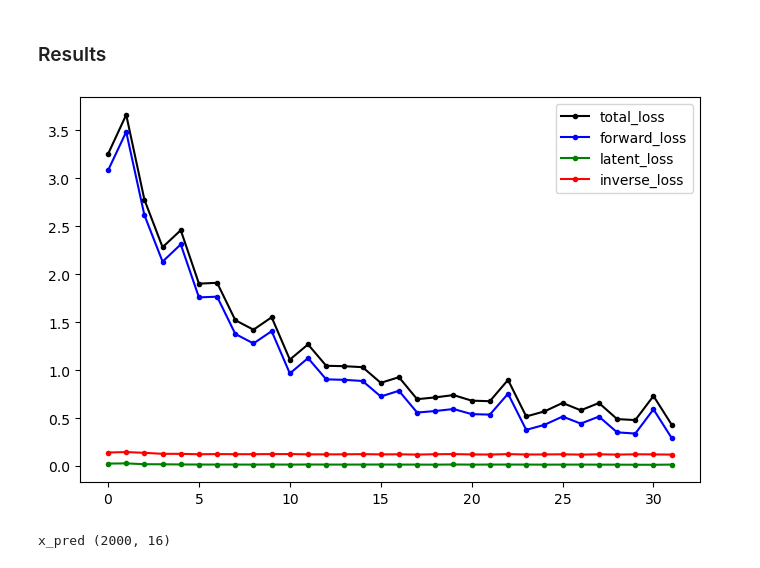
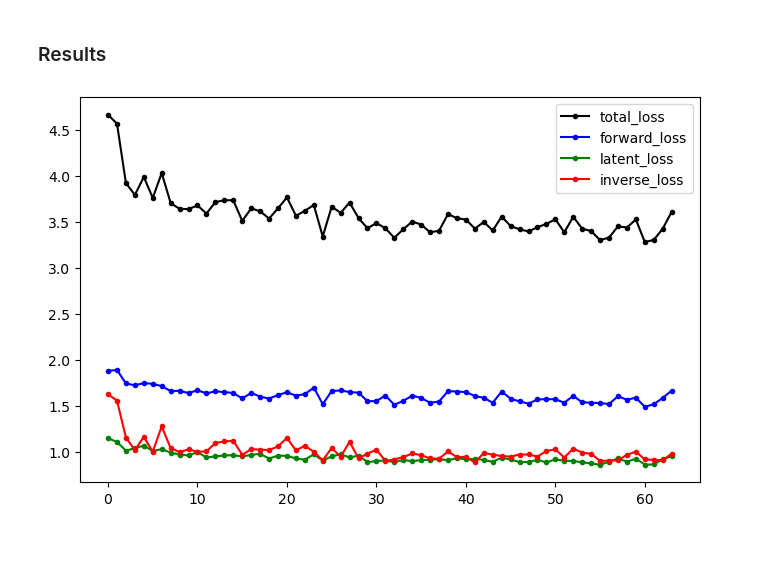
Before and after one commit to yygarypeng/QE-mls, a Jupyter notebook: INN.ipynb, the cells around one changed output. Drawn from its saved outputs; the diff is of its cells as text; code cells hidden in the pictures.

```diff
--- a/INN.ipynb
+++ b/INN.ipynb
@@ -138,7 +141,10 @@ MET_kin = SCALAR_MET.fit_transform(MET_kin.iloc[indices_arr])
 print(f"mean: {MET_kin.mean()}; std: {MET_kin.std()}")
 
 train_indices, test_indices = train_test_split(
-    np.arange(len(indices_arr.flatten())), train_size=0.8, test_size=0.2, random_state=42
+    np.arange(len(indices_arr.flatten())),
+    train_size=0.8,
+    test_size=0.2,
+    random_state=42,
 )
 
 train_x = dinu_kin[train_indices]
@@ -168,21 +174,21 @@ Testing data shape: (2000, 10).
 # setup
 
 # *hyperparameter
-n_couple_layer = 5
-n_hid_layer = 3
-n_hid_dim = 128
-learning_rate = 1e-3
+n_couple_layer = 3
+n_hid_layer = 4
+n_hid_dim = 512
+learning_rate = 1e-4
 
 # * hyperparameter
-n_batch = 512
-n_epoch = 32
+n_batch = 128
+n_epoch = 64
 n_display = n_batch
 
 # * hyperparameter
-w1 = 5.0 # related to pred loss
-w2 = 1.0 # related to latent loss
-w3 = 10.0 # related to rev loss
-loss_factor = 1.0 # related to rev loss
+w1 = 0.5  # related to pred loss
+w2 = 15.0  # related to latent loss
+w3 = 25.0  # related to rev loss
+loss_factor = 1.0  # related to rev loss
 
 # interest (momentum)
 x_dim = train_x.shape[1]
@@ -190,7 +196,8 @@ x_dim = train_x.shape[1]
 y_dim = train_y.shape[1]
 
 # * hyperparameter
-z_dim = 6 # we only take intrinsic dimension into account
+# z_dim = x_dim - y_dim # we only take intrinsic dimension into account
+z_dim = 3
 
 tot_dim = y_dim + z_dim
 pad_dim = tot_dim - x_dim
@@ -220,7 +227,6 @@ n_data = n_sample * train_y.shape[1]
 print("n_data", n_data)
 print()
 
-
 # Make dataset generator
 x_data = tf.data.Dataset.from_tensor_slices(x)
 y_data = tf.data.Dataset.from_tensor_slices(y)
@@ -361,7 +370,7 @@ logger = NBatchLogger(n_display, n_epoch)
 %rm -r ./logs
 log_dir = "logs/fit/" + datetime.datetime.now().strftime("%Y%m%d-%H%M%S")
 # set callback of tensorboard
-tensorboard_callback = tf.keras.callbacks.TensorBoard(log_dir=log_dir, histogram_freq=1, write_graph=True, write_images=False,)
+tensorboard_callback = tf.keras.callbacks.TensorBoard(log_dir=log_dir, histogram_freq=5, write_graph=True, write_images=False,)
 
 hist = trainer.fit(
     dataset,
@@ -394,31 +412,30 @@ Epoch 32/32
 # %%
 fig, ax = plt.subplots(1, facecolor="white", figsize=(8, 5))
 ax.plot(hist.history["total_loss"], "k.-", label="total_loss")
 ax.plot(hist.history["forward_loss"], "b.-", label="forward_loss")
 ax.plot(hist.history["latent_loss"], "g.-", label="latent_loss")
 ax.plot(hist.history["rev_loss"], "r.-", label="inverse_loss")
+plt.semilogy()
 plt.legend()
 plt.savefig("loss.png")
 plt.show()
 plt.close()
 # %% [output]
-[figure, old version]
+[figure, new version]
 # %%
-# Preprocess
-z = np.random.multivariate_normal([1.0] * z_dim, np.eye(z_dim), test_y.shape[0])
-y = np.concatenate([z, test_y], axis=-1).astype("float32")
-x_pred = model.inverse(y).numpy()
-print("x_pred", x_pred.shape)
-pz_pred = x_pred[:, 3] + x_pred[:, 7]
-pt_pred = np.sqrt(
-    np.square(x_pred[:, 1] + x_pred[:, 5]) + np.square(x_pred[:, 2] + x_pred[:, 6])
-)
-E_pred = x_pred[:, 0] + x_pred[:, 4]
+# # Preprocess
+# z = np.random.multivariate_normal([1.0] * z_dim, np.eye(z_dim), test_y.shape[0])
+# y = np.concatenate([z, test_y], axis=-1).astype("float32")
+# x_pred = model.inverse(y).numpy()
+# print("x_pred", x_pred.shape)
+# pz_pred = x_pred[:, 3] + x_pred[:, 7]
+# pt_pred = np.sqrt(
+#     np.square(x_pred[:, 1] + x_pred[:, 5]) + np.square(x_pred[:, 2] + x_pred[:, 6])
+# )
+# E_pred = x_pred[:, 0] + x_pred[:, 4]
 
-pz_truth = test_x[:, 3] + test_x[:, 7]
-pt_truth = np.sqrt(
-    np.square(test_x[:, 1] + test_x[:, 5]) + np.square(test_x[:, 2] + test_x[:, 6])
-)
-E_truth = test_x[:, 0] + test_x[:, 4]
+# pz_truth = test_x[:, 3] + test_x[:, 7]
+# pt_truth = np.sqrt(
+#     np.square(test_x[:, 1] + test_x[:, 5]) + np.square(test_x[:, 2] + test_x[:, 6])
+# )
+# E_truth = test_x[:, 0] + test_x[:, 4]
-# %% [output]
-x_pred (2000, 16)
```
Also changed, not shown: parts of 8 cells of this notebook, 7 other files.
